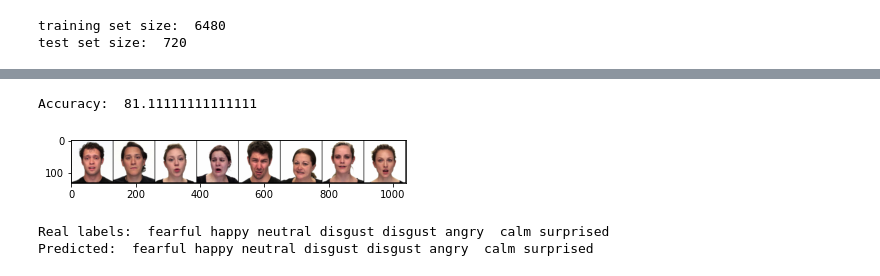
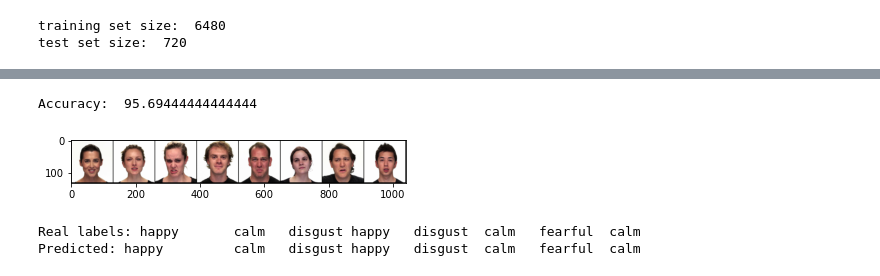
Before and after one commit to Ale-Ba2lero/Multimodal-Emotion-Analysis, a Jupyter notebook: face_emotion_classifier.ipynb, the cells around one changed output, grey strips where cells are left out. Saved outputs shown, nothing was run; the diff lists cells and outputs as text; code cells hidden in the pictures.

```diff
--- a/face_emotion_classifier.ipynb
+++ b/face_emotion_classifier.ipynb
@@ -62,5 +69,5 @@ optimizer = Adam(model.parameters(), lr=0.001, weight_decay=0.0001)
 # %%
-training = True
+training = False
 
 if training:
     NUM_EPOCHS = 15
@@ -75,5 +82,5 @@ if training:
     plt.legend()
     plt.show()
 else:
-    path = "emoClassModel.pth"
+    path = "emoclassmodel.pth"
     model.load_state_dict(torch.load(path))
@@ -95,12 +87,12 @@ For epoch 12 the test accuracy over the whole test set is 80 %
 # %%
 # Test which classes performed well
 accuracy, _ = testAccuracy(model, testset_loader, loss_fn)
 print('Accuracy: ', accuracy)
 
 # Test with batch of images
-testBatch(model, trainset_loader)
+testBatch(model, testset_loader)
 # %% [output]
-Accuracy:  81.11111111111111
+Accuracy:  95.69444444444444
-[figure, old version]
+[figure, new version]
-Real labels:  fearful happy neutral disgust disgust angry  calm surprised
-Predicted:  fearful happy neutral disgust disgust angry  calm surprised
+Real labels: happy       calm   disgust happy   disgust  calm   fearful  calm
+Predicted: happy         calm   disgust happy   disgust  calm   fearful  calm
```
Also changed, not shown: parts of 6 cells of this notebook, 3 other files.
